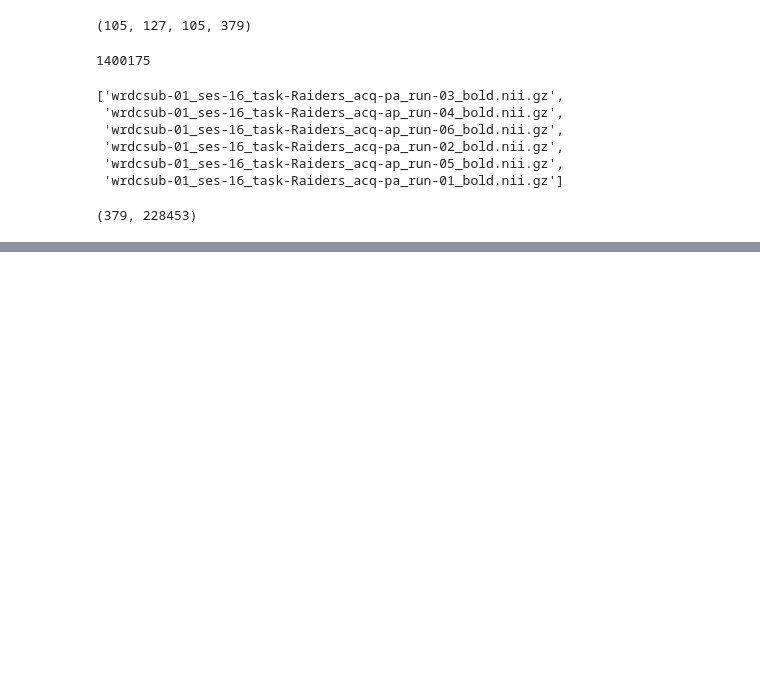
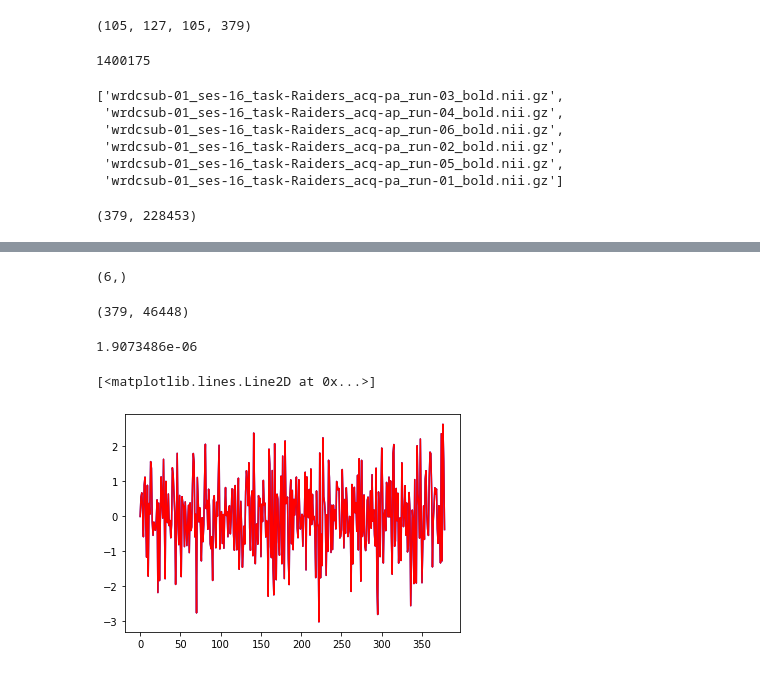
Before and after one commit to swaythe/IBC_scripts, a Jupyter notebook: FastSRM scratchpad.ipynb, the cells around one changed output, grey strips where cells are left out. Saved outputs shown, nothing was run; the diff lists cells and outputs as text; code cells hidden in the pictures; blank space fills up the shorter version.

```diff
--- a/FastSRM scratchpad.ipynb
+++ b/FastSRM scratchpad.ipynb
@@ -193,0 +190,2 @@ np.sum((379, 347, 346, 374, 297, 314, 281, 211, 375, 314, 350, 353))
+# %%
+npy_dat = np.load('/home/sshankar/raiders/3mm/sub-01/ses-01/masked_imgs_preproc.npy', allow_pickle=True)
@@ -193,0 +204,14 @@ np.sum((379, 347, 346, 374, 297, 314, 281, 211, 375, 314, 350, 353))
+# %%
+npy_dat_test = np.load('/home/sshankar/raiders/3mm/sub-01/ses-01/masked_imgs_preproc_test.npy', allow_pickle=True)
+# %%
+npy_dat_test.shape
+# %% [output]
+(6,)
+# %%
+npy_dat_test[0].shape
+# %% [output]
+(379, 46448)
+# %%
+np.max(npy_dat[0]-npy_dat_test[0])
+# %% [output]
+1.9073486e-06
@@ -193,0 +220,7 @@ np.sum((379, 347, 346, 374, 297, 314, 281, 211, 375, 314, 350, 353))
+# %%
+i = 28759
+plt.plot(npy_dat[0][:,i], 'b')
+plt.plot(npy_dat_test[0][:,i], 'r')
+# %% [output]
+[<matplotlib.lines.Line2D at 0x...>]
+[figure, added]
```
Also changed, not shown: parts of 10 cells of this notebook, 4 other files.
